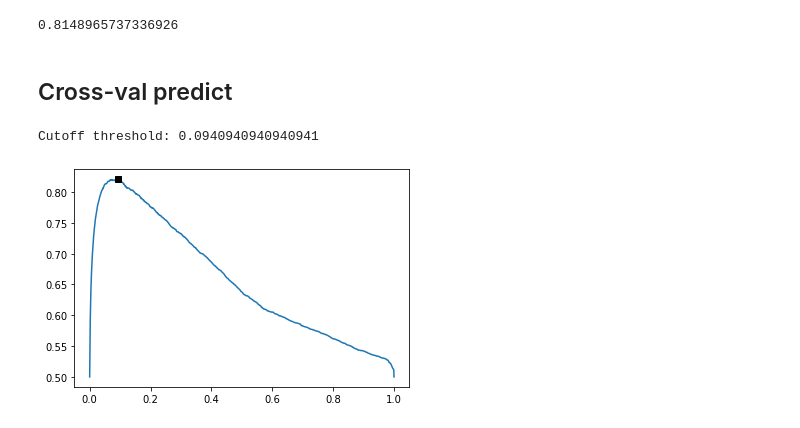
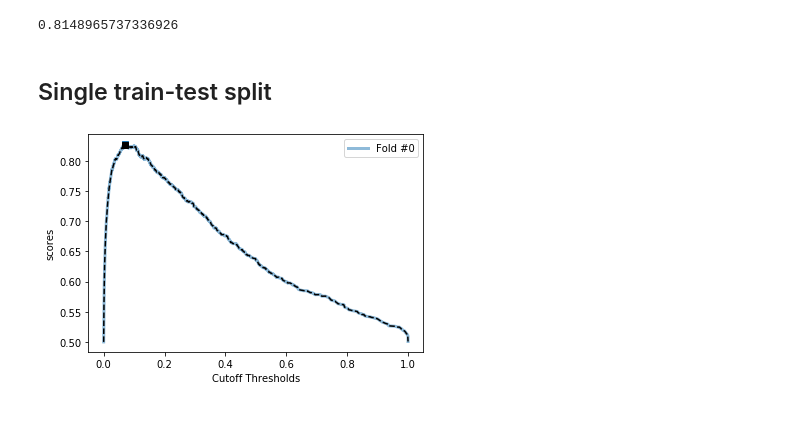
Before and after one commit to glemaitre/cutoff_experiments, a Jupyter notebook: cutoff_experiments.ipynb, the cells around one changed output. Saved outputs shown, nothing was run; the diff lists cells and outputs as text; code cells hidden in the pictures.

```diff
--- a/cutoff_experiments.ipynb
+++ b/cutoff_experiments.ipynb
@@ -276,4 +296,2 @@ print(balanced_accuracy_score(y_test, (y_pred >= cutoff_points).astype(int)))
 # %% [output]
 0.8148965737336926
-# %% [markdown]
-## Cross-val predict
@@ -292,8 +298,14 @@ for th in threshold_interpolated:
-# %%
-plt.plot(threshold_interpolated, scores)
-idx = np.argmax(scores)
-plt.plot(threshold_interpolated[idx], scores[idx], marker="s", color="k")
-print(f"Cutoff threshold: {threshold_interpolated[idx]}")
-# %% [output]
-Cutoff threshold: 0.0940940940940941
-[figure, removed]
+# %% [markdown]
+## Single train-test split
+# %%
+results = find_threshold_by_single_split(
+    lr_clf, X_train, y_train,
+    random_state=42,
+    predict_method="predict_proba",
+    score_method=balanced_accuracy_score,
+    n_thresholds=1000
+)
+# %%
+plot_cv_scores(results, "Balanced accuracy")
+# %% [output]
+[figure, added]
```
Also changed, not shown: parts of 33 cells of this notebook.
